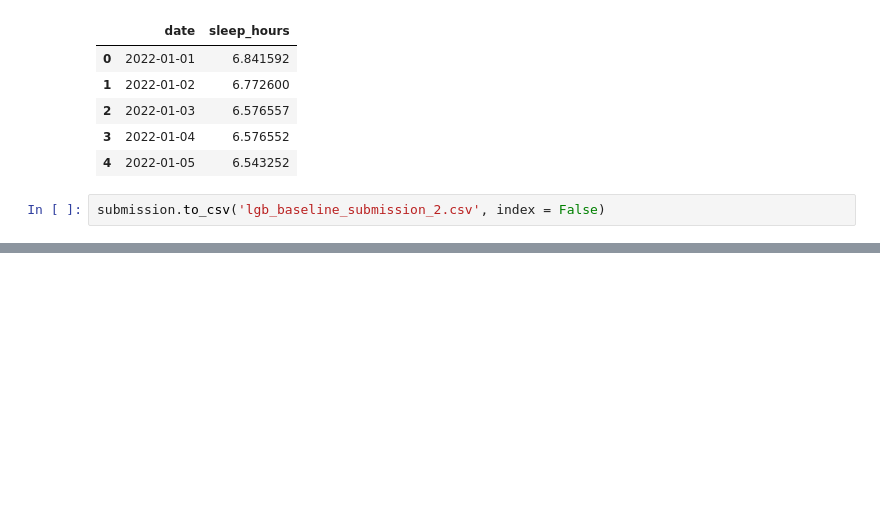
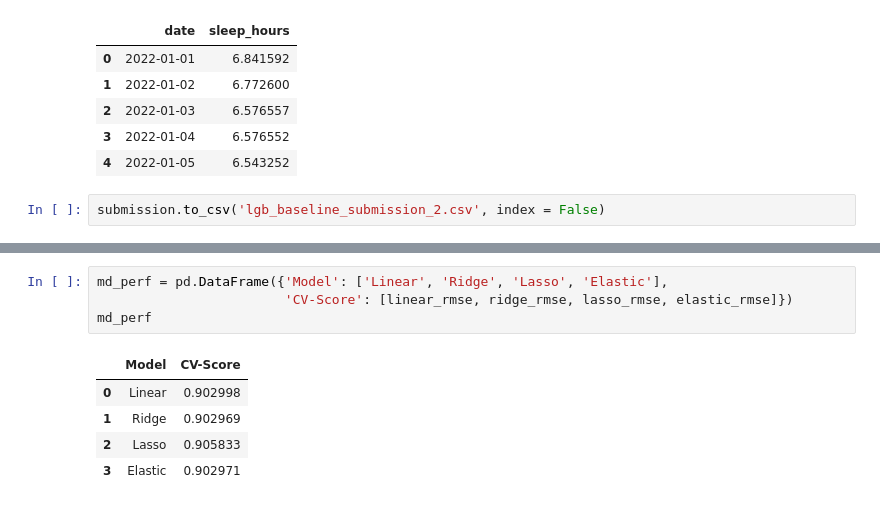
Before and after one commit to Analytics-Data-Science-and-Tech/Analytics_Data_Science, a Jupyter notebook: Pog-Series/Rob-Sleep-Prediction/Data_Exploration.ipynb, the cells around one changed output, grey strips where cells are left out. Drawn from its saved outputs; the diff is of its cells as text; blank space fills up the shorter version.

```diff
--- a/Pog-Series/Rob-Sleep-Prediction/Data_Exploration.ipynb
+++ b/Pog-Series/Rob-Sleep-Prediction/Data_Exploration.ipynb
@@ -409,0 +612,10 @@ submission.to_csv('lgb_baseline_submission_2.csv', index = False)
+# %%
+md_perf = pd.DataFrame({'Model': ['Linear', 'Ridge', 'Lasso', 'Elastic'],
+                        'CV-Score': [linear_rmse, ridge_rmse, lasso_rmse, elastic_rmse]})
+md_perf
+# %% [output]
+|  | Model | CV-Score |
+| 0 | Linear | 0.902998 |
+| 1 | Ridge | 0.902969 |
+| 2 | Lasso | 0.905833 |
+| 3 | Elastic | 0.902971 |
```
Also changed, not shown: parts of 11 cells of this notebook.
